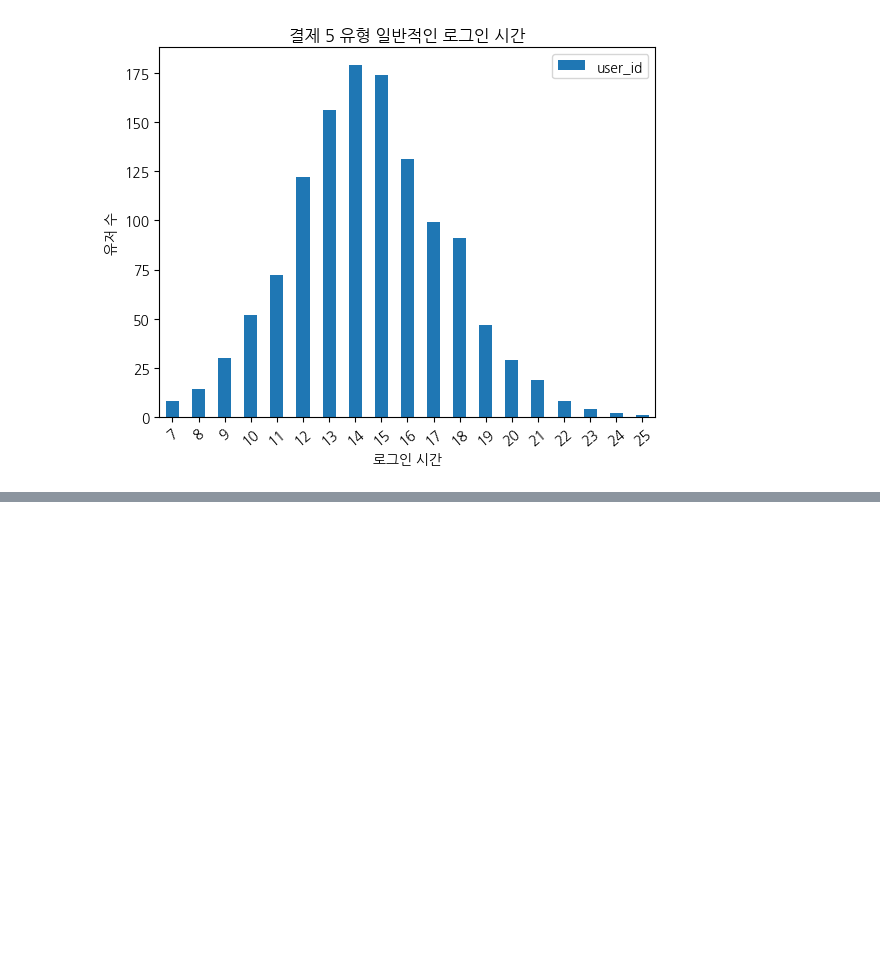
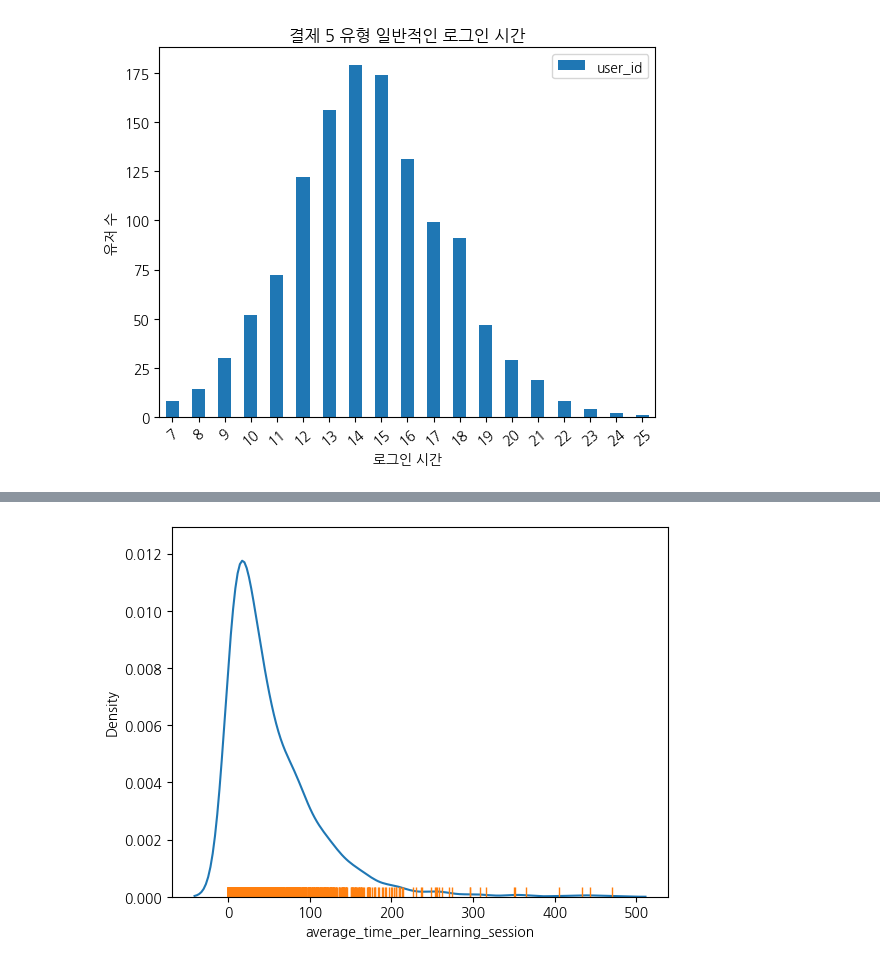
Before and after one commit to pin9u5/WASSUP, a Jupyter notebook: DA_mini_project/DA_Mini_Project.ipynb, the cells around one changed output, grey strips where cells are left out. Cells and saved outputs as stored; diff of their text form; code cells hidden in the pictures; blank space fills up the shorter version.

```diff
--- a/DA_mini_project/DA_Mini_Project.ipynb
+++ b/DA_mini_project/DA_Mini_Project.ipynb
@@ -507,0 +510,4 @@ plt.show()
+# %%
+pay5_learning = data[['user_id','payment_pattern', 'average_time_per_learning_session']]
+pay5_learning = pay5_learning.set_index('payment_pattern')
+pay5_learning
@@ -507,0 +529,3 @@ plt.show()
+# %%
+pay5_learning = pay5_learning.loc[5]
+pay5_learning.sort_values('average_time_per_learning_session')
@@ -507,0 +547,6 @@ plt.show()
+# %%
+sns.kdeplot(data=pay5_learning, x="average_time_per_learning_session")
+sns.rugplot(data=pay5_learning, x="average_time_per_learning_session")
+plt.show()
+# %% [output]
+[figure, added]
```
Also changed, not shown: parts of 8 cells of this notebook.
